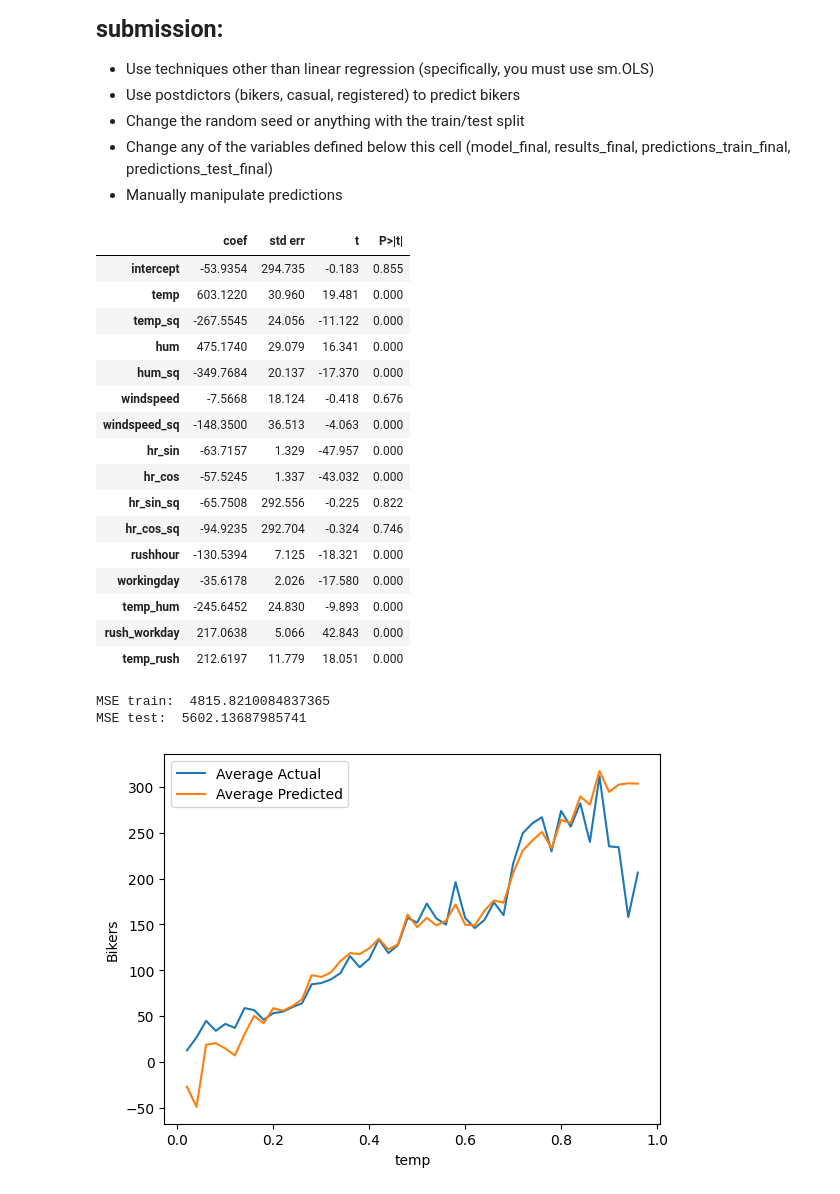
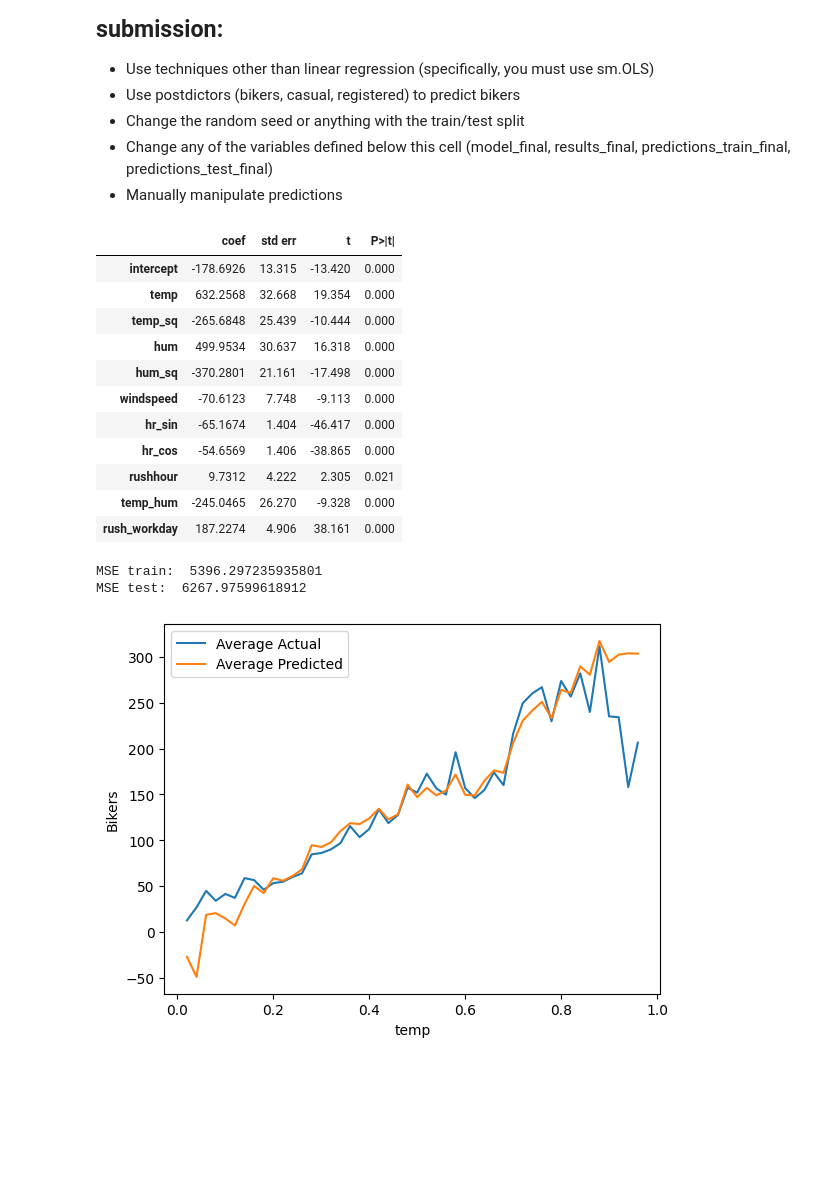
Before and after one commit to sairaya811/code_2600, a Jupyter notebook: mod05_nonlinear.ipynb, the cells around one changed output. Cells and saved outputs as stored; diff of their text form; code cells hidden in the pictures; blank space fills up the shorter version.

```diff
--- a/mod05_nonlinear.ipynb
+++ b/mod05_nonlinear.ipynb
@@ -309,47 +309,32 @@ X_train['temp_sq'] = X_train['temp'] ** 2
 X_test['temp_sq'] = X_test['temp'] ** 2
 X_train['hum_sq'] = X_train['hum'] ** 2
 X_test['hum_sq'] = X_test['hum'] ** 2
-X_train['windspeed_sq'] = X_train['windspeed'] ** 2
-X_test['windspeed_sq'] = X_test['windspeed'] ** 2
 X_train['temp_hum'] = X_train['temp'] * X_train['hum']
 X_test['temp_hum'] = X_test['temp'] * X_test['hum']
 X_train['rush_workday'] = X_train['rushhour'] * X_train['workingday']
 X_test['rush_workday'] = X_test['rushhour'] * X_test['workingday']
-X_train['temp_rush'] = X_train['temp'] * X_train['rushhour']
-X_test['temp_rush'] = X_test['temp'] * X_test['rushhour']
-X_train['hr_sin_sq'] = X_train['hr_sin'] ** 2
-X_test['hr_sin_sq'] = X_test['hr_sin'] ** 2
-X_train['hr_cos_sq'] = X_train['hr_cos'] ** 2
-X_test['hr_cos_sq'] = X_test['hr_cos'] ** 2
 # %%
-# Build your linear regression model here.
 vars_to_include = [
     'intercept', 'temp', 'temp_sq', 'hum', 'hum_sq',
-    'windspeed', 'windspeed_sq', 'hr_sin', 'hr_cos',
-    'hr_sin_sq', 'hr_cos_sq', 'rushhour', 'workingday',
-    'temp_hum', 'rush_workday', 'temp_rush'
+    'windspeed', 'hr_sin', 'hr_cos', 'rushhour',
+    'temp_hum', 'rush_workday'
 ]
 model_final = sm.OLS(y_train, X_train[vars_to_include])
 results_final = model_final.fit()
 summarize(results_final)
 # %% [output]
 |  | coef | std err | t | P>|t| |
-| intercept | -53.9354 | 294.735 | -0.183 | 0.855 |
-| temp | 603.1220 | 30.960 | 19.481 | 0.000 |
-| temp_sq | -267.5545 | 24.056 | -11.122 | 0.000 |
-| hum | 475.1740 | 29.079 | 16.341 | 0.000 |
-| hum_sq | -349.7684 | 20.137 | -17.370 | 0.000 |
-| windspeed | -7.5668 | 18.124 | -0.418 | 0.676 |
-| windspeed_sq | -148.3500 | 36.513 | -4.063 | 0.000 |
-| hr_sin | -63.7157 | 1.329 | -47.957 | 0.000 |
-| hr_cos | -57.5245 | 1.337 | -43.032 | 0.000 |
-| hr_sin_sq | -65.7508 | 292.556 | -0.225 | 0.822 |
-| hr_cos_sq | -94.9235 | 292.704 | -0.324 | 0.746 |
-| rushhour | -130.5394 | 7.125 | -18.321 | 0.000 |
-| workingday | -35.6178 | 2.026 | -17.580 | 0.000 |
-| temp_hum | -245.6452 | 24.830 | -9.893 | 0.000 |
-| rush_workday | 217.0638 | 5.066 | 42.843 | 0.000 |
-| temp_rush | 212.6197 | 11.779 | 18.051 | 0.000 |
+| intercept | -178.6926 | 13.315 | -13.420 | 0.000 |
+| temp | 632.2568 | 32.668 | 19.354 | 0.000 |
+| temp_sq | -265.6848 | 25.439 | -10.444 | 0.000 |
+| hum | 499.9534 | 30.637 | 16.318 | 0.000 |
+| hum_sq | -370.2801 | 21.161 | -17.498 | 0.000 |
+| windspeed | -70.6123 | 7.748 | -9.113 | 0.000 |
+| hr_sin | -65.1674 | 1.404 | -46.417 | 0.000 |
+| hr_cos | -54.6569 | 1.406 | -38.865 | 0.000 |
+| rushhour | 9.7312 | 4.222 | 2.305 | 0.021 |
+| temp_hum | -245.0465 | 26.270 | -9.328 | 0.000 |
+| rush_workday | 187.2274 | 4.906 | 38.161 | 0.000 |
 # %%
 predictions_train_final = predict(X_train[vars_to_include], results_final)
 print('MSE train: ', mse(y_train, predictions_train_final))
@@ -357,8 +342,8 @@ X_test = X_test.reindex(columns=X_train.columns, fill_value=0)
 predictions_test_final = predict(X_test[vars_to_include], results_final)
 print('MSE test: ', mse(y_test, predictions_test_final))
 # %% [output]
-MSE train:  4815.8210084837365
-MSE test:  5602.13687985741
+MSE train:  5396.297235935801
+MSE test:  6267.97599618912
 # %%
 plot_avg_actual_vs_predicted_by_feature(X=X_train,
                                         y=y_train,
```
